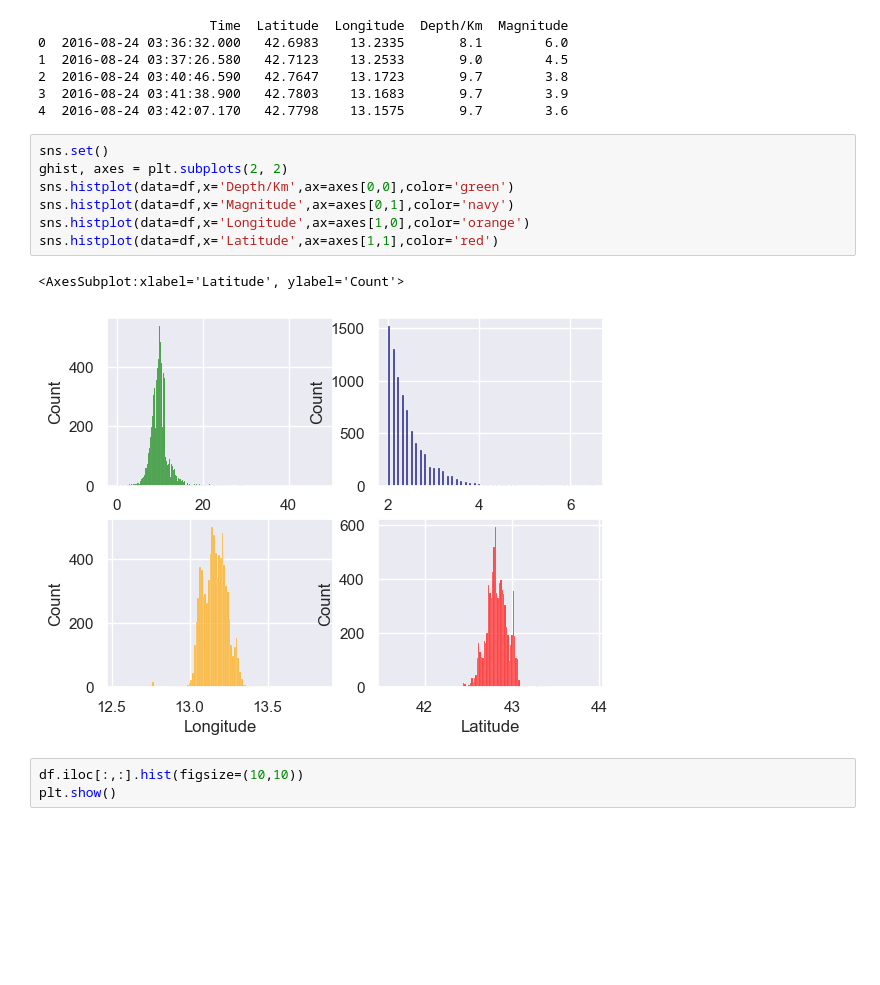
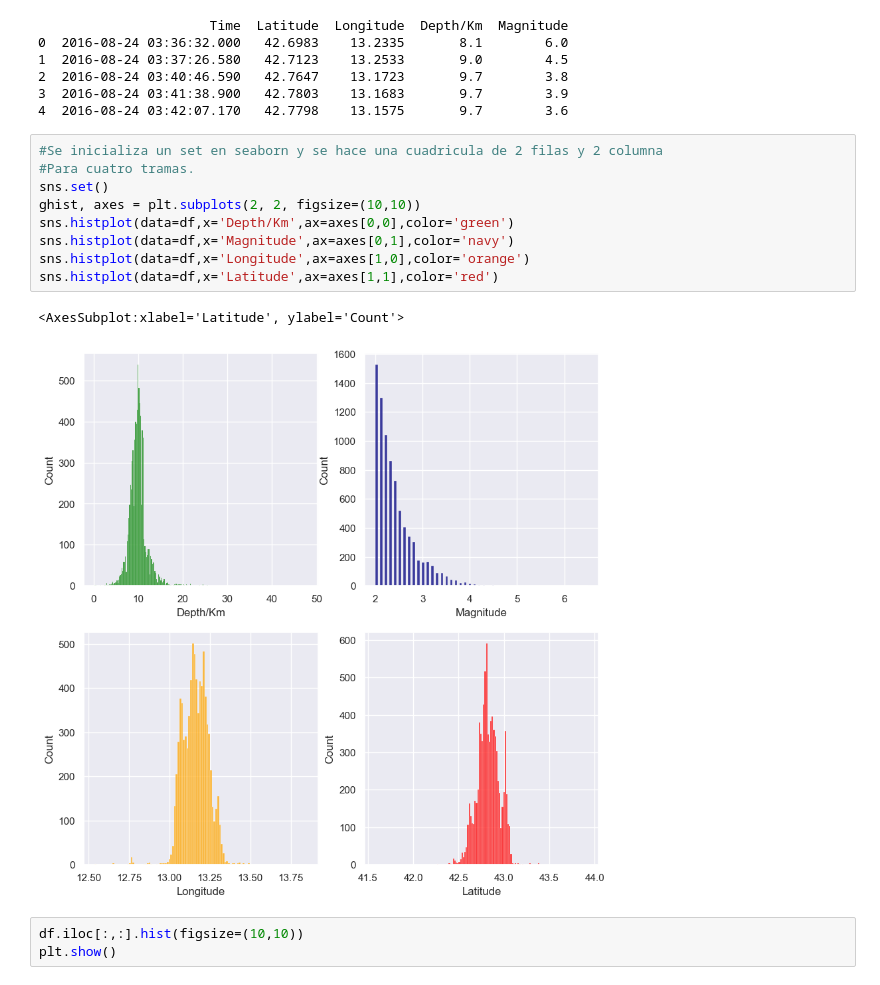
Before and after one commit to MrBloom911/SismicOperations, a Jupyter notebook: ProyectoComp.ipynb, the cells around one changed output. Cells and saved outputs as stored; diff of their text form; blank space fills up the shorter version.

```diff
--- a/ProyectoComp.ipynb
+++ b/ProyectoComp.ipynb
@@ -18,15 +26,17 @@ print(df.head())
 3  2016-08-24 03:41:38.900   42.7803    13.1683       9.7        3.9
 4  2016-08-24 03:42:07.170   42.7798    13.1575       9.7        3.6
 # %%
+#Se inicializa un set en seaborn y se hace una cuadricula de 2 filas y 2 columna
+#Para cuatro tramas.
 sns.set()
-ghist, axes = plt.subplots(2, 2)
+ghist, axes = plt.subplots(2, 2, figsize=(10,10))
 sns.histplot(data=df,x='Depth/Km',ax=axes[0,0],color='green')
 sns.histplot(data=df,x='Magnitude',ax=axes[0,1],color='navy')
 sns.histplot(data=df,x='Longitude',ax=axes[1,0],color='orange')
 sns.histplot(data=df,x='Latitude',ax=axes[1,1],color='red')
 # %% [output]
 <AxesSubplot:xlabel='Latitude', ylabel='Count'>
-[figure, old version]
+[figure, new version]
 # %%
 df.iloc[:,:].hist(figsize=(10,10))
 plt.show()
```
Also changed, not shown: parts of 39 cells of this notebook, 3 other files.
